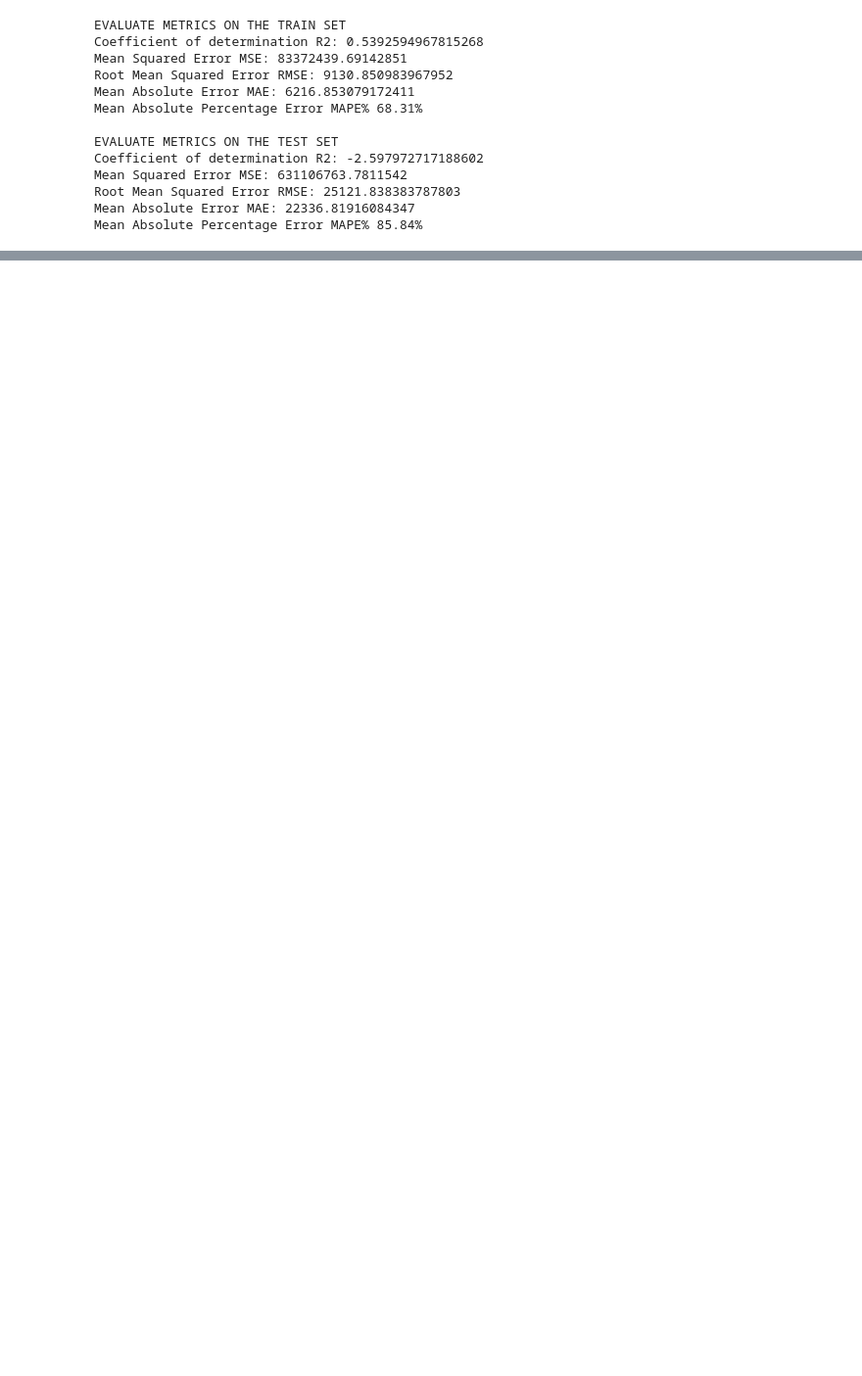
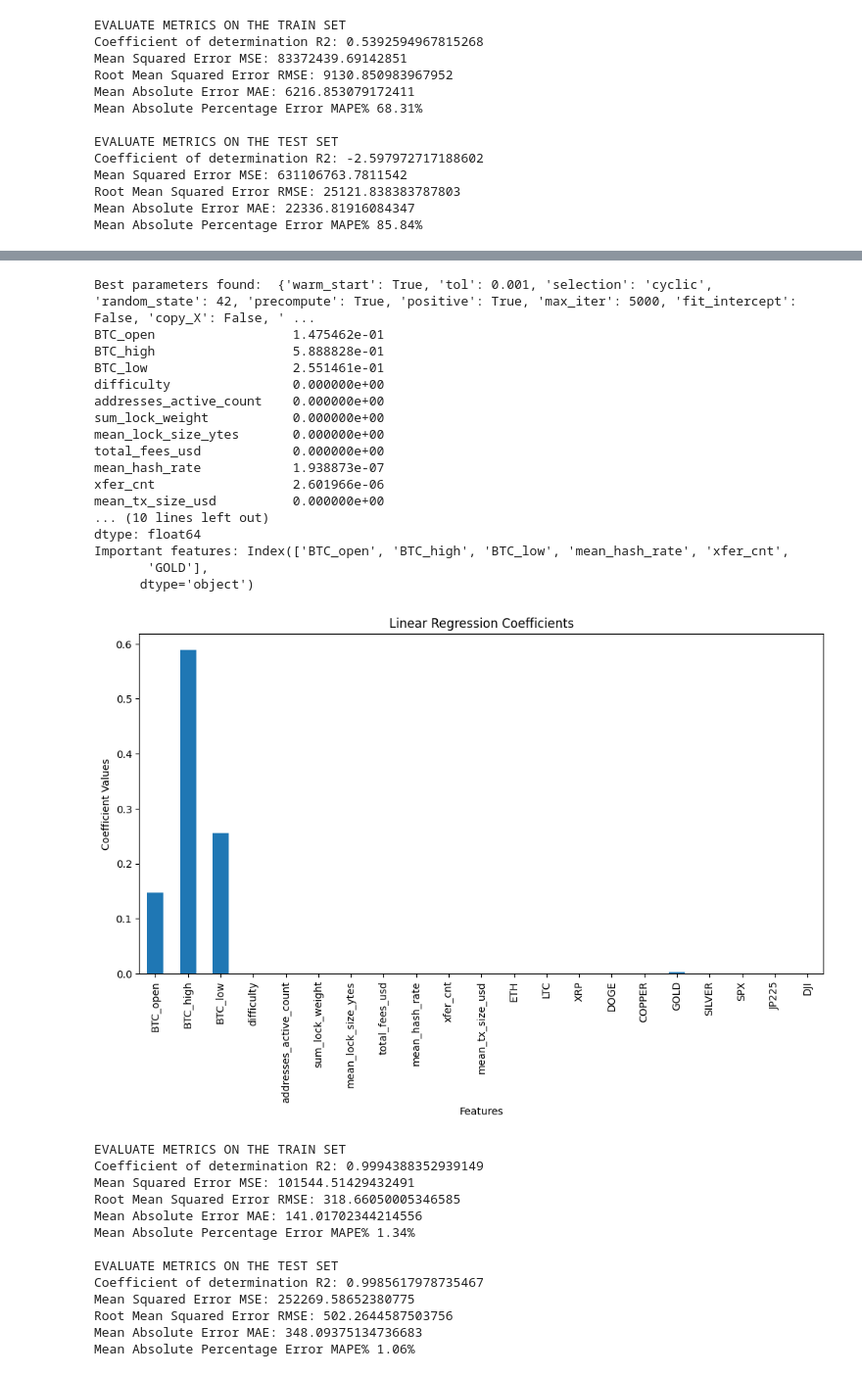
Before and after one commit to lavibula/BitcoinPrediction, a Jupyter notebook: Members/DNCuong/Multi_LR_nor data.ipynb, the cells around one changed output, grey strips where cells are left out. Shown at 98% size. Cells and saved outputs as stored; diff of their text form; code cells hidden in the pictures; blank space fills up the shorter version.

```diff
--- a/Members/DNCuong/Multi_LR_nor data.ipynb
+++ b/Members/DNCuong/Multi_LR_nor data.ipynb
@@ -485,17 +516,0 @@ Plot_Model(y_test, y_pred_test, 80)
-# %%
-# Ridge Regression with X_new1, X_new2
-from sklearn.linear_model import Ridge
-
-X_train, X_test, y_train, y_test = train_test_split(X_new1, y, test_size=0.3, random_state=42, shuffle=False)
-ridge_model = Ridge(alpha = 0.5, solver='lsqr') # lsqr: tối ưu
-ridge_model.fit(X_train, y_train)
-y_pred_test_ridge = ridge_model.predict(X_test)
-Evaluate_Model(y_test, y_pred_test_ridge)
-Plot_Model(y_test, y_pred_test_ridge, len(y_test))
-
-X_train, X_test, y_train, y_test = train_test_split(X_new2, y, test_size=0.3, random_state=42, shuffle=False)
-ridge_model = Ridge(alpha = 0.5, solver='lsqr') # lsqr: tối ưu
-ridge_model.fit(X_train, y_train)
-y_pred_test_ridge = ridge_model.predict(X_test)
-Evaluate_Model(y_test, y_pred_test_ridge)
-Plot_Model(y_test, y_pred_test_ridge, len(y_test))
@@ -578,2 +517,57 @@ Plot_Model(y_test, y_pred_test_lasso, 100)
+# %%
+# Lasso
+from sklearn.linear_model import Lasso
+
+param_Lasso = {
+    'alpha': [0.001, 0.01, 0.1, 1, 10, 100],
+    'fit_intercept': [True, False],
+    'precompute': [True, False],
+    'copy_X': [True, False],
+    'max_iter': [1000, 5000, 10000],
+    'tol': [0.0001, 0.001, 0.01, 0.1],
+    'warm_start': [True, False],
+    'positive': [True, False],
+    'selection': ['cyclic', 'random'],
+    'random_state': [42, 2021]
+}
+
+best_ridge_model = LinearRegressionModel(X_train, y_train, Lasso, param_gird_or_dist=param_Lasso, search_type='random_search')
+best_ridge_model.print_best_param()
+print(best_ridge_model.get_coef_pdSeries())
+best_ridge_model.print_important_features()
+best_ridge_model.plot_coef_bar()
+best_ridge_model.evaluate_model(y_train, y_pred_train, y_test, y_pred_test)
+# %% [output]
+Best parameters found:  {'warm_start': True, 'tol': 0.001, 'selection': 'cyclic', 'random_state': 42, 'precompute': True, 'positive': True, 'max_iter': 5000, 'fit_intercept': False, 'copy_X': False, ' ...
+BTC_open                  1.475462e-01
+BTC_high                  5.888828e-01
+BTC_low                   2.551461e-01
+difficulty                0.000000e+00
+addresses_active_count    0.000000e+00
+sum_lock_weight           0.000000e+00
+mean_lock_size_ytes       0.000000e+00
+total_fees_usd            0.000000e+00
+mean_hash_rate            1.938873e-07
+xfer_cnt                  2.601966e-06
+mean_tx_size_usd          0.000000e+00
+... (10 lines left out)
+dtype: float64
+Important features: Index(['BTC_open', 'BTC_high', 'BTC_low', 'mean_hash_rate', 'xfer_cnt',
+       'GOLD'],
+      dtype='object')
+[figure, added]
+EVALUATE METRICS ON THE TRAIN SET
+Coefficient of determination R2: 0.9994388352939149
+Mean Squared Error MSE: 101544.51429432491
+Root Mean Squared Error RMSE: 318.66050005346585
+Mean Absolute Error MAE: 141.01702344214556
+Mean Absolute Percentage Error MAPE% 1.34%
+
+EVALUATE METRICS ON THE TEST SET
+Coefficient of determination R2: 0.9985617978735467
+Mean Squared Error MSE: 252269.58652380775
+Root Mean Squared Error RMSE: 502.2644587503756
+Mean Absolute Error MAE: 348.09375134736683
+Mean Absolute Percentage Error MAPE% 1.06%
 # %% [markdown]
 # 5 - Tổng kết:
```
Also changed, not shown: parts of 28 cells of this notebook.
